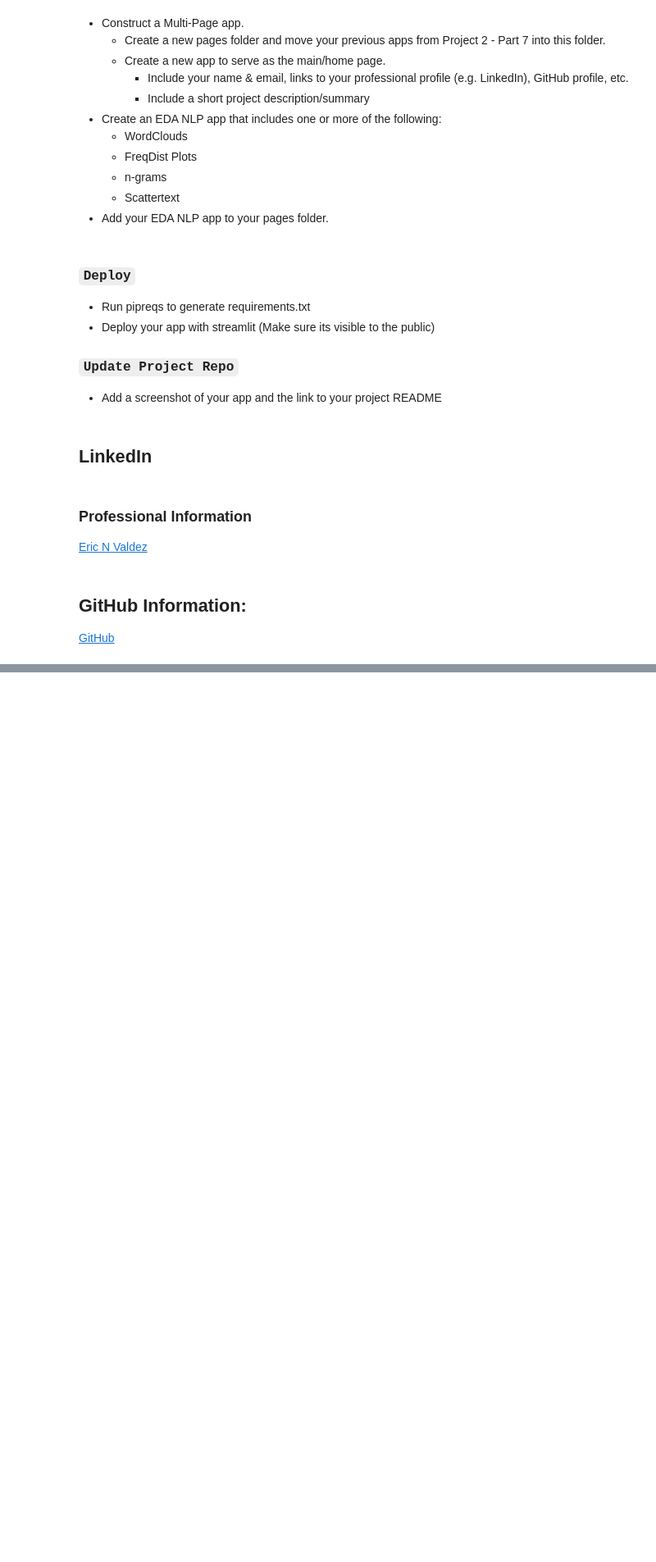
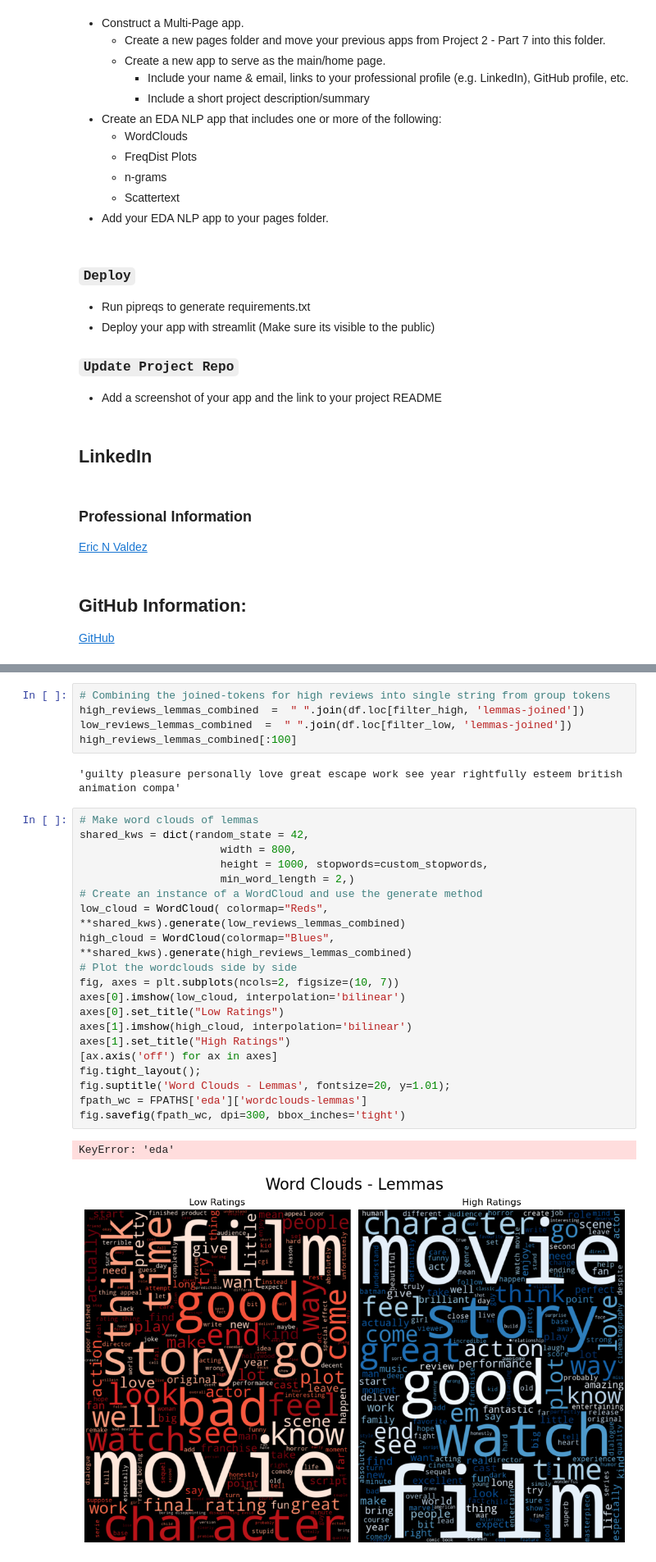
Before and after one commit to VALDE021/Data-Enrichment-Project, a Jupyter notebook: Project 2 Part 8-EricNV.ipynb, the cells around one changed output, grey strips where cells are left out. Shown at 82% size. Drawn from its saved outputs; the diff is of its cells as text; blank space fills up the shorter version.

```diff
--- a/Project 2 Part 8-EricNV.ipynb
+++ b/Project 2 Part 8-EricNV.ipynb
@@ -31,0 +256,30 @@
+# %%
+# Combining the joined-tokens for high reviews into single string from group tokens
+high_reviews_lemmas_combined  =  " ".join(df.loc[filter_high, 'lemmas-joined'])
+low_reviews_lemmas_combined  =  " ".join(df.loc[filter_low, 'lemmas-joined'])
+high_reviews_lemmas_combined[:100]
+# %% [output]
+'guilty pleasure personally love great escape work see year rightfully esteem british animation compa'
+# %%
+# Make word clouds of lemmas
+shared_kws = dict(random_state = 42,
+                      width = 800,
+                      height = 1000, stopwords=custom_stopwords,
+                      min_word_length = 2,)
+# Create an instance of a WordCloud and use the generate method
+low_cloud = WordCloud( colormap="Reds", **shared_kws).generate(low_reviews_lemmas_combined)
+high_cloud = WordCloud(colormap="Blues", **shared_kws).generate(high_reviews_lemmas_combined)
+# Plot the wordclouds side by side
+fig, axes = plt.subplots(ncols=2, figsize=(10, 7))
+axes[0].imshow(low_cloud, interpolation='bilinear')
+axes[0].set_title("Low Ratings")
+axes[1].imshow(high_cloud, interpolation='bilinear')
+axes[1].set_title("High Ratings")
+[ax.axis('off') for ax in axes]
+fig.tight_layout();
+fig.suptitle('Word Clouds - Lemmas', fontsize=20, y=1.01);
+fpath_wc = FPATHS['eda']['wordclouds-lemmas']
+fig.savefig(fpath_wc, dpi=300, bbox_inches='tight')
+# %% [output]
+KeyError: 'eda'
+[figure, added]
```
Also changed, not shown: parts of 29 cells of this notebook, 17 other files.
